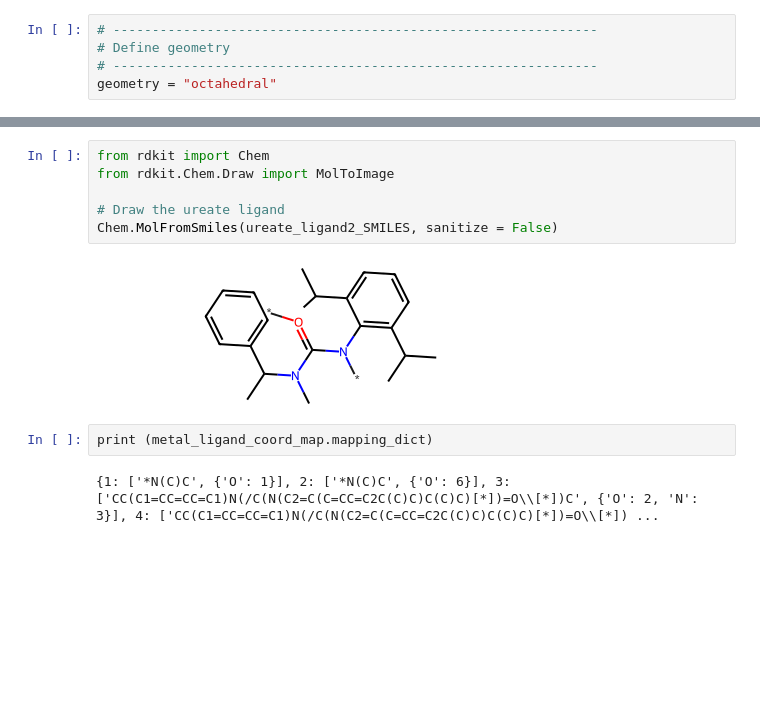
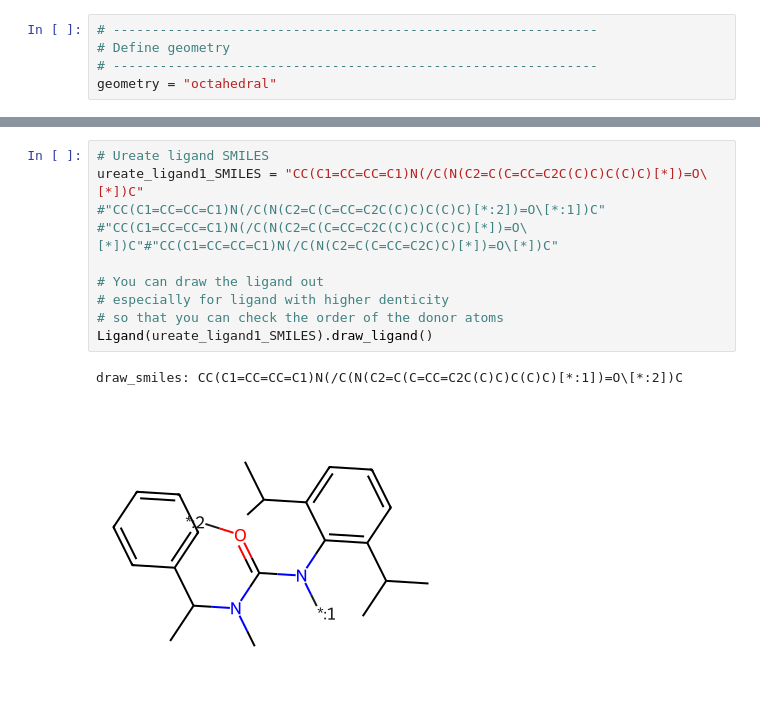
Before and after one commit to dmao1020/TM_catalyst_framework, a Jupyter notebook: src/TM_catalyst_framework/tutorial/ti_ureate_tutorial.ipynb, the cells around one changed output, grey strips where cells are left out. Cells and saved outputs as stored; diff of their text form; blank space fills up the shorter version.

```diff
--- a/src/TM_catalyst_framework/tutorial/ti_ureate_tutorial.ipynb
+++ b/src/TM_catalyst_framework/tutorial/ti_ureate_tutorial.ipynb
@@ -55,12 +45,13 @@ print (metal_ligand_coord_map.mapping_dict)
-# %%
-from rdkit import Chem
-from rdkit.Chem.Draw import MolToImage
-
-# Draw the ureate ligand
-Chem.MolFromSmiles(ureate_ligand2_SMILES, sanitize = False)
-# %% [output]
-[figure, removed]
-# %%
-print (metal_ligand_coord_map.mapping_dict)
-# %% [output]
-{1: ['*N(C)C', {'O': 1}], 2: ['*N(C)C', {'O': 6}], 3: ['CC(C1=CC=CC=C1)N(/C(N(C2=C(C=CC=C2C(C)C)C(C)C)[*])=O\\[*])C', {'O': 2, 'N': 3}], 4: ['CC(C1=CC=CC=C1)N(/C(N(C2=C(C=CC=C2C(C)C)C(C)C)[*])=O\\[*]) ...
+# %%
+# Ureate ligand SMILES
+ureate_ligand1_SMILES = "CC(C1=CC=CC=C1)N(/C(N(C2=C(C=CC=C2C(C)C)C(C)C)[*])=O\[*])C"
+#"CC(C1=CC=CC=C1)N(/C(N(C2=C(C=CC=C2C(C)C)C(C)C)[*:2])=O\[*:1])C"
+#"CC(C1=CC=CC=C1)N(/C(N(C2=C(C=CC=C2C(C)C)C(C)C)[*])=O\[*])C"#"CC(C1=CC=CC=C1)N(/C(N(C2=C(C=CC=C2C)C)[*])=O\[*])C"
+
+# You can draw the ligand out
+# especially for ligand with higher denticity
+# so that you can check the order of the donor atoms
+Ligand(ureate_ligand1_SMILES).draw_ligand()
+# %% [output]
+draw_smiles: CC(C1=CC=CC=C1)N(/C(N(C2=C(C=CC=C2C(C)C)C(C)C)[*:1])=O\[*:2])C
+[figure, added]
```
Also changed, not shown: parts of 19 cells of this notebook, 33 other files.
